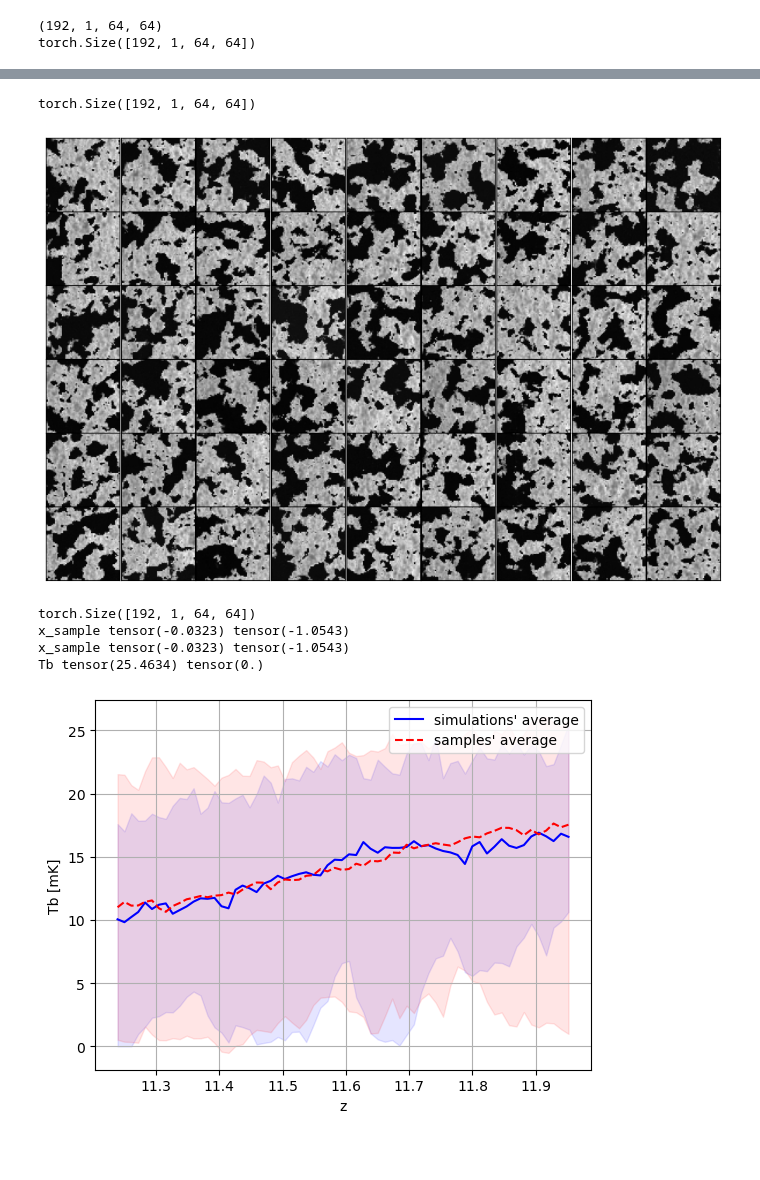
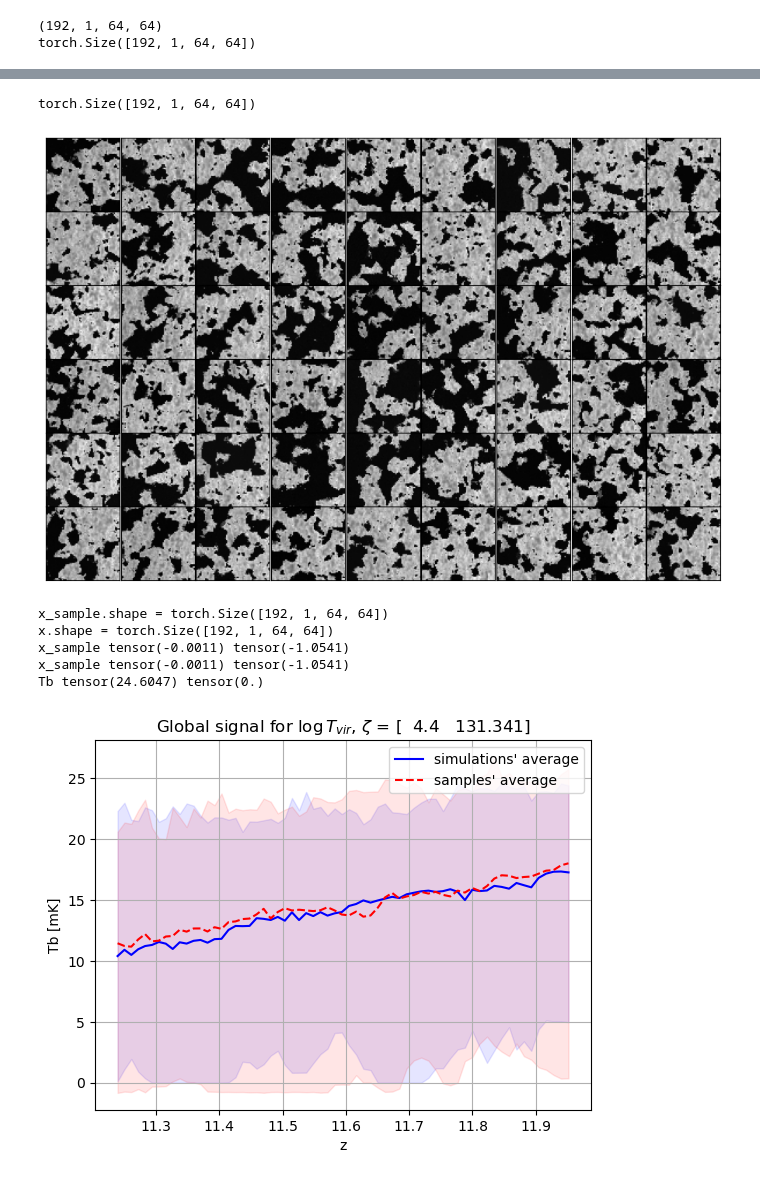
Before and after one commit to Xsmos/ml21cm, a Jupyter notebook: quantify_results.ipynb, the cells around one changed output, grey strips where cells are left out. Saved outputs shown, nothing was run; the diff lists cells and outputs as text; code cells hidden in the pictures; blank space fills up the shorter version.

```diff
--- a/quantify_results.ipynb
+++ b/quantify_results.ipynb
@@ -12,7 +12,7 @@ torch.cuda.is_available()
 # %% [output]
 True
 # %%
-dataset = Dataset4h5('/storage/home/hcoda1/3/bxia34/scratch/LEN128-DIM64-CUB8-4.4-131.341.h5', num_image=54, num_redshift=64, HII_DIM=64, rescale=False, dim=2)
+dataset = Dataset4h5('/storage/home/hcoda1/3/bxia34/scratch/LEN128-DIM64-CUB8-4.4-131.341.h5', num_image=192, num_redshift=64, HII_DIM=64, rescale=False, dim=2)
 # %% [output]
 dataset content: <KeysViewHDF5 ['brightness_temp', 'density', 'kwargs', 'params', 'redshifts_distances', 'seeds', 'xH_box']>
 1000 images can be loaded
@@ -354,7 +338,7 @@ drwxr-xr-x 7 bxia34 4.0K May 31 18:02 logs/
 -rw-r--r-- 1 bxia34 3.1M May 27 14:36 0527-1419.npy
 # %%
 # x_sample = np.load("outputs/0527-1951.npy")
-x_sample = np.load("outputs/0529-1450.npy")
+x_sample = np.load("outputs/0604-2353.npy")
 print(x_sample.shape)
 x_sample = torch.from_numpy(x_sample)
 print(x_sample.shape)
@@ -439,36 +424,41 @@ print(x_sample.shape)
 plot(x_sample)
 # %% [output]
 torch.Size([192, 1, 64, 64])
-[figure, old version]
+[figure, new version]
 # %%
-print(x_sample.shape)
+print("x_sample.shape =", x_sample.shape)
+print("x.shape =", x.shape)
 print("x_sample", x_sample.max(), x_sample.min())
 x_sample_truc = x_sample#torch.where(x_sample < -1, -1, x_sample)
 print("x_sample", x_sample_truc.max(), x_sample_truc.min())
 Tb_sample = (x_sample_truc.mean(axis=2) + 1) / 2 *80
 print("Tb", Tb.max(), Tb.min())
 plt.plot(los[0,:], np.median(Tb[:,0,:], axis=0),'b-', label="simulations' average")
 plt.plot(los[0,:], np.median(Tb_sample[:,0,:], axis=0),'r--', label="samples' average")
 
 # plt.plot(los[0,:], Tb[:,0,:].mean(axis=0))
 plt.fill_between(los[0,:], np.percentile(Tb[:,0,:], 100-sigma_level, axis=0), np.percentile(Tb[:,0,:], sigma_level, axis=0), alpha=0.1, color='b')
+
 plt.fill_between(los[0,:], np.percentile(Tb_sample[:,0,:], 100-sigma_level, axis=0), np.percentile(Tb_sample[:,0,:], sigma_level, axis=0), alpha=0.1, color='r')
 # for i in range(24):
 #     plt.plot(los[0,:], Tb_sample[i,0,:], lw=0.3)
 # plt.plot(los[0,:], Tb[1,0,:])
 # plt.plot(los[0,:], Tb[2,0,:])
 # plt.yscale('log')
+plt.title('Global signal for $\log T_{vir}$, $\zeta$ =' + f" {c[0].numpy()}")
+# plt.title('Global signal for random $\log T_{vir}$, $\zeta$')
 plt.ylabel('Tb [mK]')
 plt.xlabel('z')
 plt.grid()
 plt.legend()
 plt.show()
 # %% [output]
-torch.Size([192, 1, 64, 64])
-x_sample tensor(-0.0323) tensor(-1.0543)
-x_sample tensor(-0.0323) tensor(-1.0543)
-Tb tensor(25.4634) tensor(0.)
+x_sample.shape = torch.Size([192, 1, 64, 64])
+x.shape = torch.Size([192, 1, 64, 64])
+x_sample tensor(-0.0011) tensor(-1.0541)
+x_sample tensor(-0.0011) tensor(-1.0541)
+Tb tensor(24.6047) tensor(0.)
-[figure, old version]
+[figure, new version]
 # %%
 # # import matplotlib.image as mpimg
 # import numpy as np
```
Also changed, not shown: parts of 12 cells of this notebook, 1 other file.
